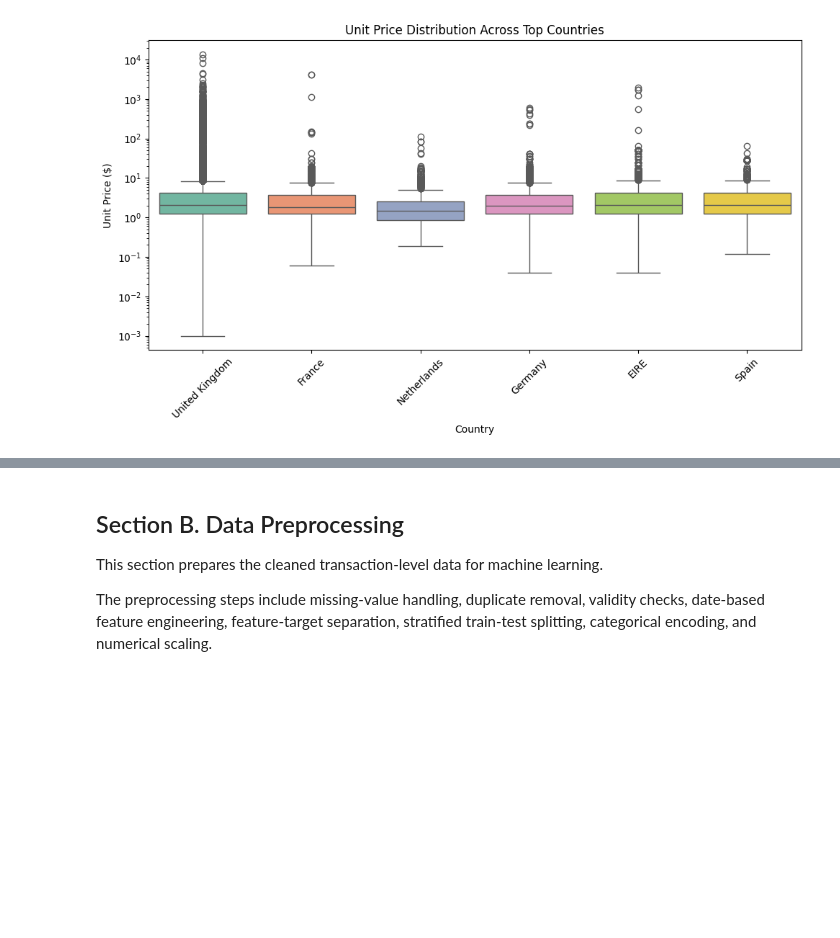
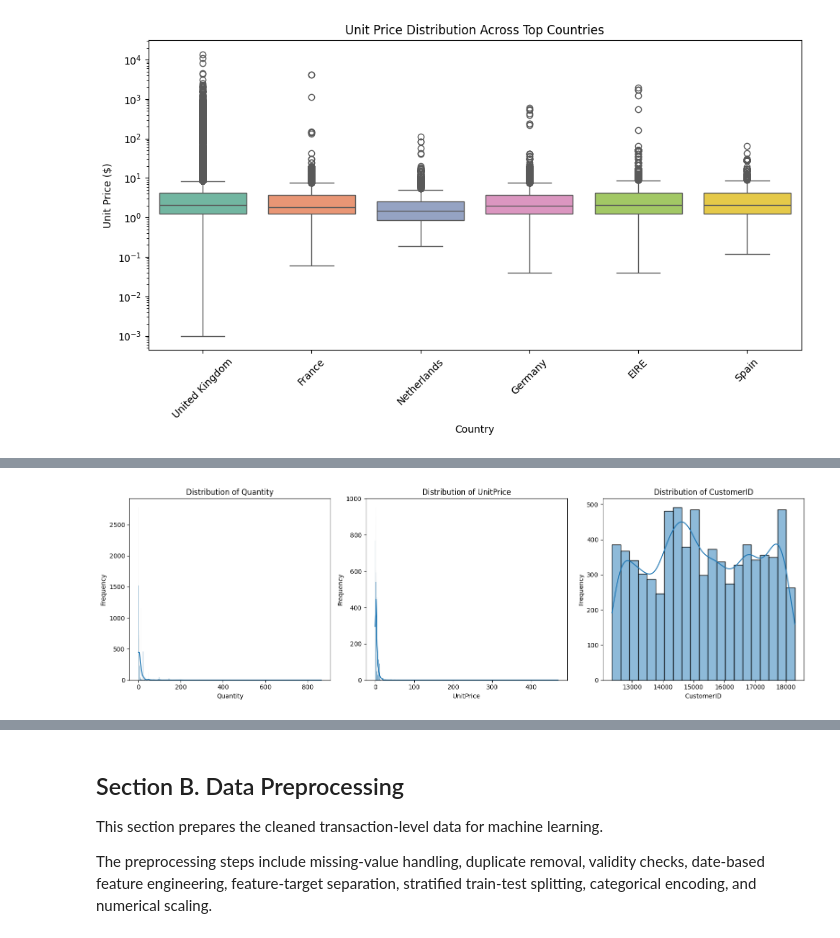
Before and after one commit to MR7star/ML-Capstone-Project, a Jupyter notebook: notebooks/regression_v2.ipynb, the cells around one changed output, grey strips where cells are left out. Saved outputs shown, nothing was run; the diff lists cells and outputs as text; code cells hidden in the pictures; blank space fills up the shorter version.

```diff
--- a/notebooks/regression_v2.ipynb
+++ b/notebooks/regression_v2.ipynb
@@ -235,0 +242,26 @@ plt.show()
+# %%
+numeric_features = ['Quantity', 'UnitPrice', 'CustomerID']
+
+# Use a sample for faster visualization
+eda_sample = df_clean[numeric_features].sample(
+    n=min(10000, len(df_clean)),
+    random_state=SEED
+)
+
+fig, axes = plt.subplots(1, 3, figsize=(16, 5))
+
+for ax, feature in zip(axes, numeric_features):
+    sns.histplot(
+        eda_sample[feature].dropna(),
+        kde=True,
+        ax=ax
+    )
+
+    ax.set_title(f"Distribution of {feature}")
+    ax.set_xlabel(feature)
+    ax.set_ylabel("Frequency")
+
+plt.tight_layout()
+plt.show()
+# %% [output]
+[figure, added]
```
Also changed, not shown: parts of 33 cells of this notebook, 1 other file.
